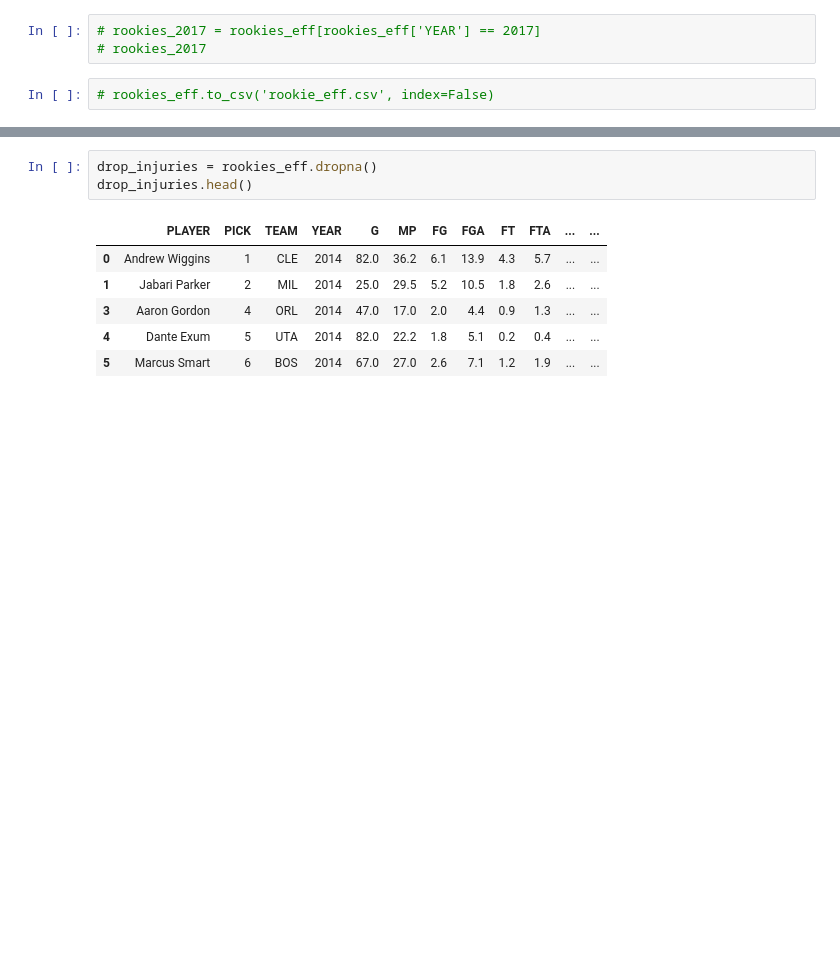
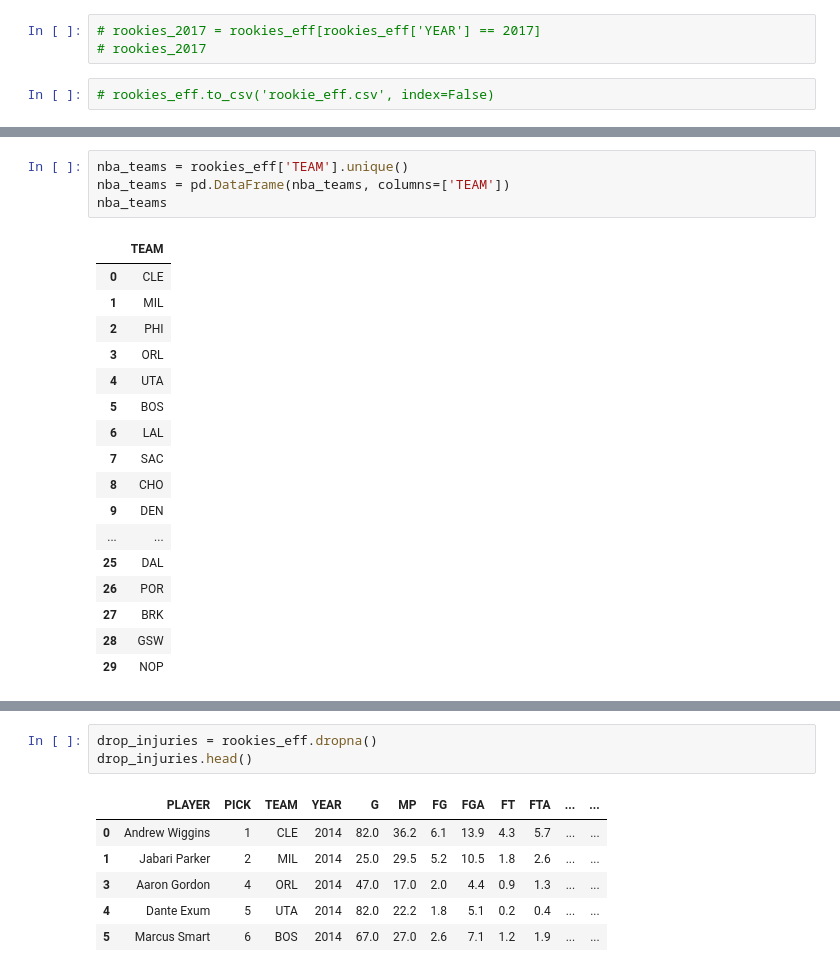
Before and after one commit to Zavello/capstone_DA12_NBA, a Jupyter notebook: notebooks/all_draft_class.ipynb, the cells around one changed output, grey strips where cells are left out. Saved outputs shown, nothing was run; the diff lists cells and outputs as text; blank space fills up the shorter version.

```diff
--- a/notebooks/all_draft_class.ipynb
+++ b/notebooks/all_draft_class.ipynb
@@ -53,3 +37,25 @@ rookies_eff.head()
+# %%
+nba_teams = rookies_eff['TEAM'].unique()
+nba_teams = pd.DataFrame(nba_teams, columns=['TEAM'])
+nba_teams
+# %% [output]
+|  | TEAM |
+| 0 | CLE |
+| 1 | MIL |
+| 2 | PHI |
+| 3 | ORL |
+| 4 | UTA |
+| 5 | BOS |
+| 6 | LAL |
+| 7 | SAC |
+| 8 | CHO |
+| 9 | DEN |
+| ... | ... |
+| 25 | DAL |
+| 26 | POR |
+| 27 | BRK |
+| 28 | GSW |
+| 29 | NOP |
 # %%
 lottery = rookies_eff[rookies_eff['PICK'] <= 14]
 # lottery.head(15)
```
Also changed, not shown: parts of 6 cells of this notebook, 5 other files.
